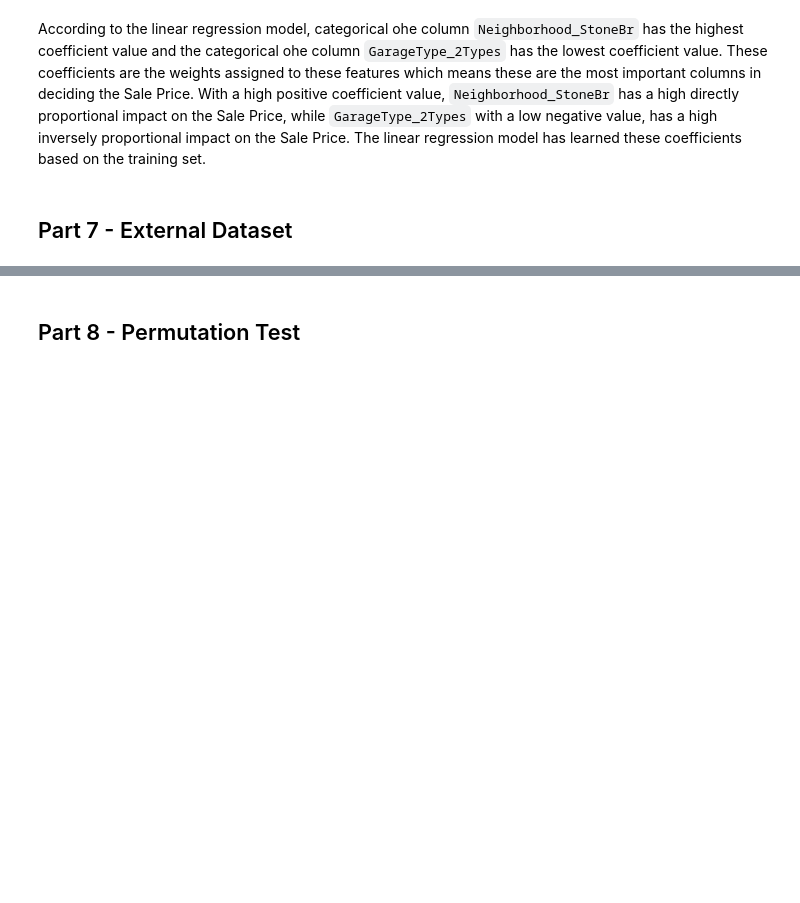
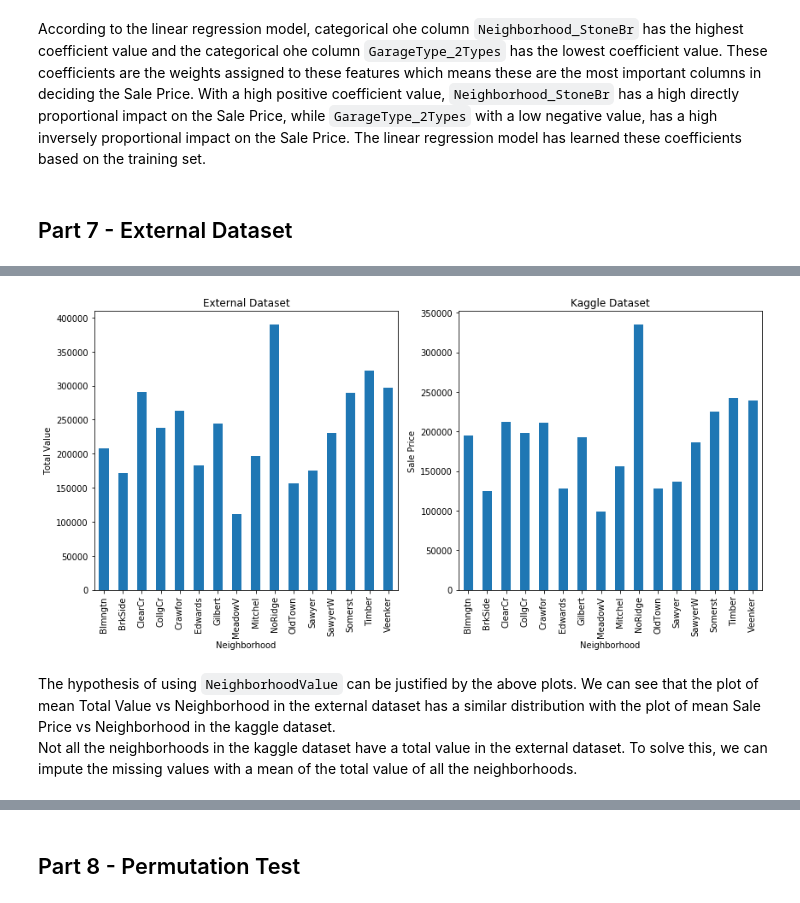
Before and after one commit to rmodi6/house-prices-advanced-regression, a Jupyter notebook: cse519_hw3_modi_ruchit_112685342.ipynb, the cells around one changed output, grey strips where cells are left out. Cells and saved outputs as stored; diff of their text form; code cells hidden in the pictures; blank space fills up the shorter version.

```diff
--- a/cse519_hw3_modi_ruchit_112685342.ipynb
+++ b/cse519_hw3_modi_ruchit_112685342.ipynb
@@ -486,0 +499,16 @@ According to the linear regression model, categorical ohe column `Neighborhood_S
+# %%
+common_neighborhoods = external_df[external_df['Neighborhood'].isin(df['Neighborhood'])].Neighborhood.value_counts().index.to_list()
+# %%
+fig, axes = plt.subplots(1, 2, figsize=(14, 6))
+
+external_df[external_df['Neighborhood'].isin(common_neighborhoods)].groupby(['Neighborhood'])['TtlVal_AsrYr'].mean().plot(kind='bar', ax=axes[0])
+axes[0].set_title('External Dataset')
+axes[0].set_ylabel('Total Value')
+df[df['Neighborhood'].isin(common_neighborhoods)].groupby(['Neighborhood'])['SalePrice'].mean().plot(kind='bar', ax=axes[1])
+axes[1].set_title('Kaggle Dataset')
+ylabel = axes[1].set_ylabel('Sale Price')
+# %% [output]
+[figure, added]
+# %% [markdown]
+The hypothesis of using `NeighborhoodValue` can be justified by the above plots. We can see that the plot of mean Total Value vs Neighborhood in the external dataset has a similar distribution with the plot of mean Sale Price vs Neighborhood in the kaggle dataset.
+Not all the neighborhoods in the kaggle dataset have a total value in the external dataset. To solve this, we can impute the missing values with a mean of the total value of all the neighborhoods.
```
Also changed, not shown: parts of 42 cells of this notebook, 2 other files.
